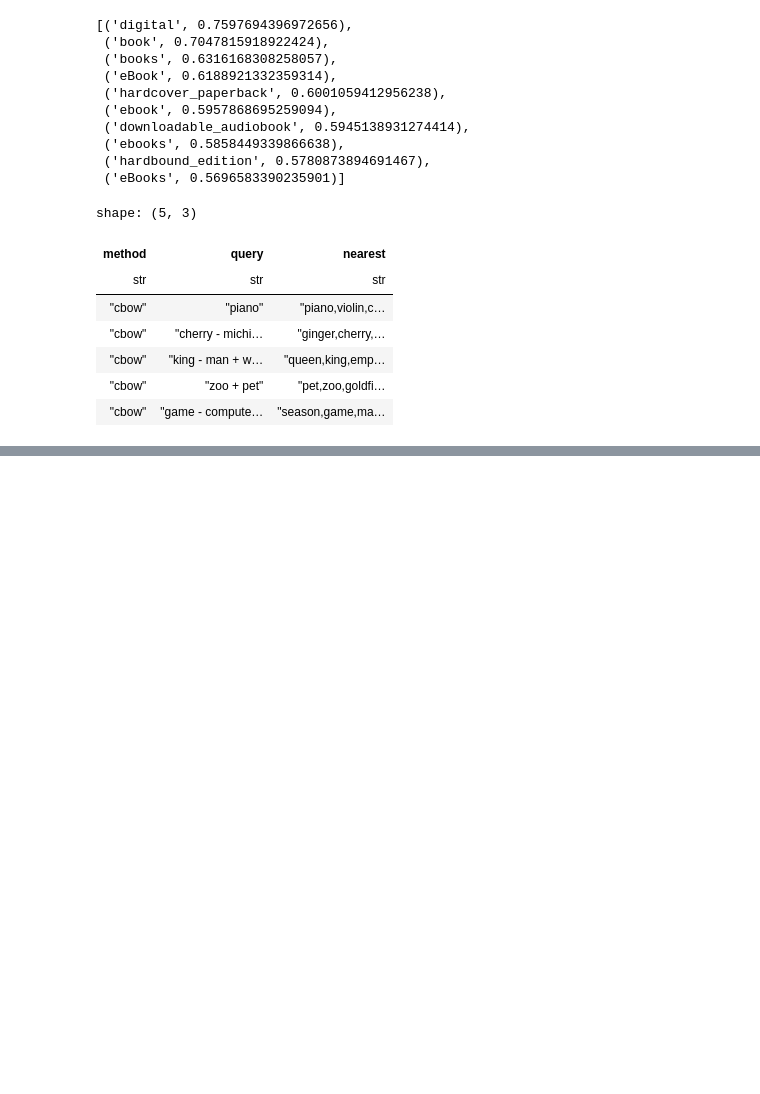
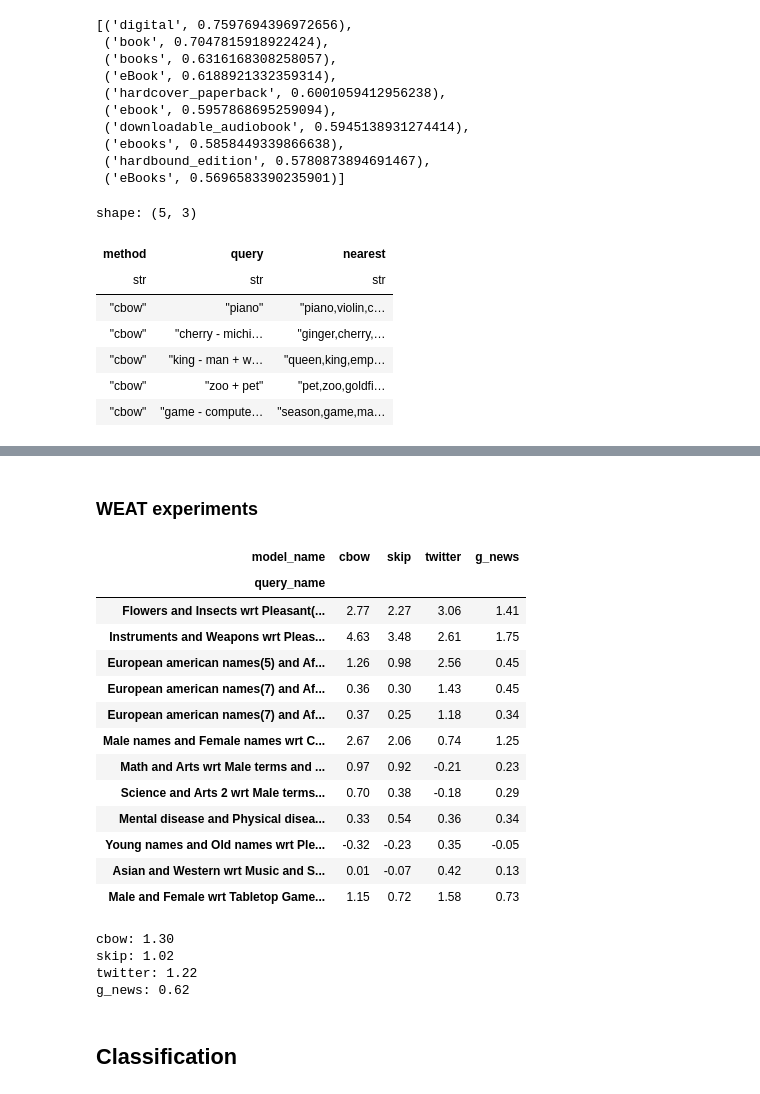
Before and after one commit to Jakur/OU_nlp, a Jupyter notebook: hw2/hw2.ipynb, the cells around one changed output, grey strips where cells are left out. Saved outputs shown, nothing was run; the diff lists cells and outputs as text; code cells hidden in the pictures; blank space fills up the shorter version.

Commit message:
Bias analysis, embedding classification

```diff
--- a/hw2/hw2.ipynb
+++ b/hw2/hw2.ipynb
@@ -138,20 +145,3 @@ with open("data1.tex", "w") as f:
                 f.write(f"{row[0]}: {row[1]}\n")
         f.write("\n")
     f.write(r"\end{lstlisting}")
-# %%
-# Wefe example query
-def wefe_example(model):
-    target_sets = [['she', 'woman', 'girl'], ['he', 'man', 'boy']]
-    target_sets_names = ['Female Terms', 'Male Terms']
-    attribute_sets = [['poetry','dance','literature'], ['math', 'physics', 'chemistry']]
-    attribute_sets_names = ['Arts', 'Science']
-    query = Query(target_sets, attribute_sets, target_sets_names,
-                attribute_sets_names)
-    # instance a WEAT metric
-    weat = WEAT()
-    result = weat.run_query(query, model, calculate_p_value=True)
-    return result
-
-gender_bias = {}
-for (name, wv) in methods.items():
-    gender_bias[name] = wefe_example(WordEmbeddingModel(wv, name))
@@ -181,17 +148,9 @@ gender_bias
 # %%
-def wefe_example(model):
-    target_sets = [['asian', 'chinese', 'japanese'], ['white', 'european', 'american']]
+def weat_culture_query():
+    target_sets = [['asian', 'Chinese', 'Japanese'], ['white', 'European', 'American']]
     target_sets_names = ["Asian", "Western"]
     attribute_sets = [["piano", "violin", "prodigy"], ["sport", "sports", "athlete"]]
     attribute_sets_names = ["Music", "Sports"]
     query = Query(target_sets, attribute_sets, target_sets_names,
                 attribute_sets_names)
-    weat = WEAT()
-    result = weat.run_query(query, model, calculate_p_value=True)
-    return result
-
-run_queries(WEAT, )
-culture_bias = {}
-for (name, wv) in methods.items():
-    culture_bias[name] = wefe_example(WordEmbeddingModel(wv, name))
-culture_bias
+    return query
@@ -218,0 +157,2 @@ culture_bias
+# %% [markdown]
+### WEAT experiments
@@ -218,0 +234,27 @@ culture_bias
+# %%
+metric_params = {
+    "preprocessors": [{}, {"lowercase": True}],
+}
+wefe_results = run_queries(WEAT,
+                      queries,
+                      models,
+                      metric_params=metric_params, warn_not_found_words=False).T.round(2)
+
+# joined_results = pd.concat([wefe_results, original_results], axis=1)
+# joined_results = joined_results.iloc[:, [2,0,3,1]] # reorder the columns
+wefe_results
+# %% [output]
+| model_name | cbow | skip | twitter | g_news |
+| query_name |  |  |  |  |
+| Flowers and Insects wrt Pleasant(... | 2.77 | 2.27 | 3.06 | 1.41 |
+| Instruments and Weapons wrt Pleas... | 4.63 | 3.48 | 2.61 | 1.75 |
+| European american names(5) and Af... | 1.26 | 0.98 | 2.56 | 0.45 |
+| European american names(7) and Af... | 0.36 | 0.30 | 1.43 | 0.45 |
+| European american names(7) and Af... | 0.37 | 0.25 | 1.18 | 0.34 |
+| Male names and Female names wrt C... | 2.67 | 2.06 | 0.74 | 1.25 |
+| Math and Arts wrt Male terms and ... | 0.97 | 0.92 | -0.21 | 0.23 |
+| Science and Arts 2 wrt Male terms... | 0.70 | 0.38 | -0.18 | 0.29 |
+| Mental disease and Physical disea... | 0.33 | 0.54 | 0.36 | 0.34 |
+| Young names and Old names wrt Ple... | -0.32 | -0.23 | 0.35 | -0.05 |
+| Asian and Western wrt Music and S... | 0.01 | -0.07 | 0.42 | 0.13 |
+| Male and Female wrt Tabletop Game... | 1.15 | 0.72 | 1.58 | 0.73 |
@@ -218,0 +263,8 @@ culture_bias
+# %%
+for col in methods:
+    print(f"{col}: {wefe_results[col].abs().mean():.2f}")
+# %% [output]
+cbow: 1.30
+skip: 1.02
+twitter: 1.22
+g_news: 0.62
@@ -218,0 +273,2 @@ culture_bias
+# %% [markdown]
+## Classification
```
Also changed, not shown: parts of 20 cells of this notebook, 1 other file.
